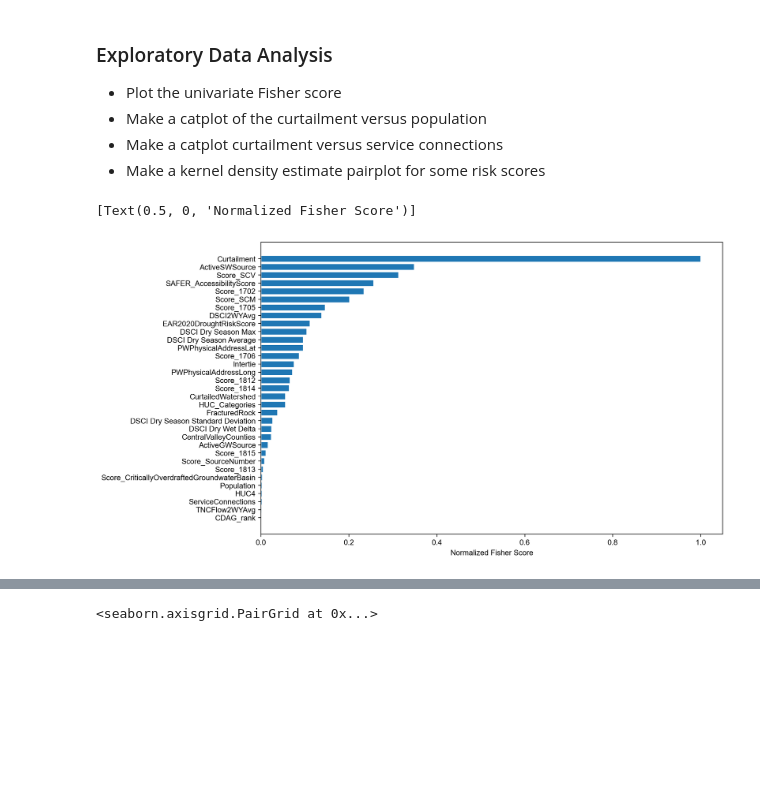
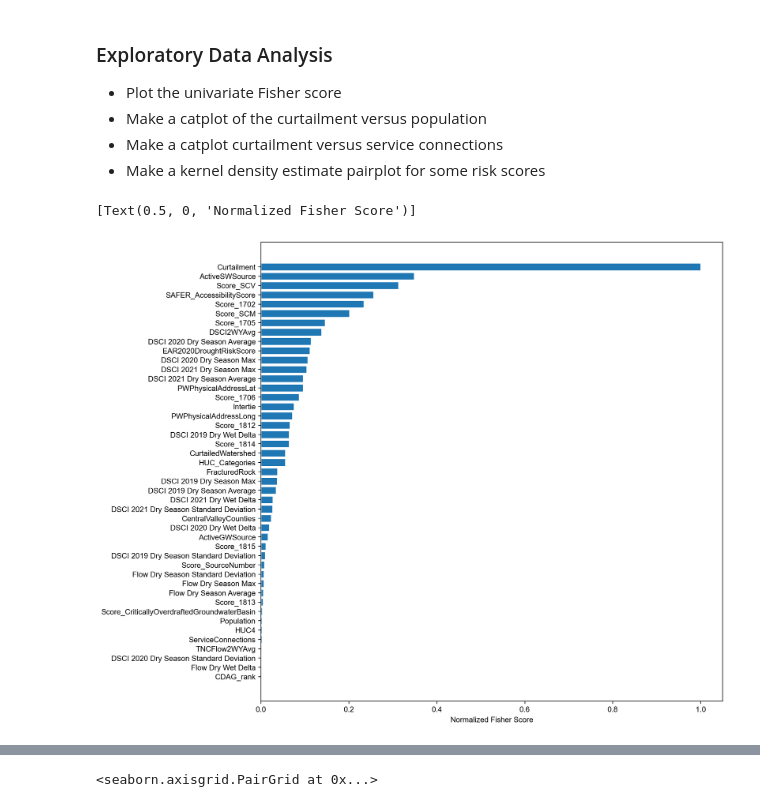
Before and after one commit to cagov/aae-dsa-water, a Jupyter notebook: water.ipynb, the cells around one changed output, grey strips where cells are left out. Drawn from its saved outputs; the diff is of its cells as text; code cells hidden in the pictures; blank space fills up the shorter version.

Commit message:
added flow data + more drought features

```diff
--- a/water.ipynb
+++ b/water.ipynb
@@ -131,0 +231,8 @@ end_wet_season = dt_obj.fromisoformat('2022-04-01')
+# %%
+# Define the dry seasons
+dry_seasons_start = [dt_obj.fromisoformat('2021-05-01'), dt_obj.fromisoformat('2020-05-01'), dt_obj.fromisoformat('2019-05-01')]
+dry_seasons_end = [dt_obj.fromisoformat('2021-09-30'), dt_obj.fromisoformat('2020-09-30'), dt_obj.fromisoformat('2019-09-30')]
+
+# Define the wet seasons
+wet_seasons_start = [dt_obj.fromisoformat('2021-10-01'), dt_obj.fromisoformat('2020-10-01'), dt_obj.fromisoformat('2019-10-01')]
+wet_seasons_end = [dt_obj.fromisoformat('2022-04-01'), dt_obj.fromisoformat('2021-04-01'), dt_obj.fromisoformat('2020-04-01')]
@@ -189,8 +316,18 @@ Fetching data for HUC8 region 15030104 Imperial Reservoir
 Fetching data for HUC8 region 18010101 Smith
 Fetching data for HUC8 region 18010206 Upper Klamath
 # %%
-df_drought_data = pd.DataFrame({'HUC8': all_huc_ids,
-                   'DSCI Dry Season Max': all_max_dscis_dry_season,
-                   'DSCI Dry Season Average': all_average_dscis_dry_season,
-                   'DSCI Dry Season Standard Deviation': all_standard_deviation_dscis_dry_season,
-                   'DSCI Dry Wet Delta': all_delta_dscis})
+df_drought_data = pd.DataFrame({
+                   'HUC8': all_huc_ids,
+                   'DSCI 2021 Dry Season Max': [item[0] for item in all_max_dscis_dry_season],
+                   'DSCI 2021 Dry Season Average': [item[0] for item in all_average_dscis_dry_season],
+                   'DSCI 2021 Dry Season Standard Deviation': [item[0] for item in all_standard_deviation_dscis_dry_season],
+                   'DSCI 2021 Dry Wet Delta': [item[0] for item in all_delta_dscis],
+                   'DSCI 2020 Dry Season Max': [item[1] for item in all_max_dscis_dry_season],
+                   'DSCI 2020 Dry Season Average': [item[1] for item in all_average_dscis_dry_season],
+                   'DSCI 2020 Dry Season Standard Deviation': [item[1] for item in all_standard_deviation_dscis_dry_season],
+                   'DSCI 2020 Dry Wet Delta': [item[1] for item in all_delta_dscis],
+                   'DSCI 2019 Dry Season Max': [item[2] for item in all_max_dscis_dry_season],
+                   'DSCI 2019 Dry Season Average': [item[2] for item in all_average_dscis_dry_season],
+                   'DSCI 2019 Dry Season Standard Deviation': [item[2] for item in all_standard_deviation_dscis_dry_season],
+                   'DSCI 2019 Dry Wet Delta': [item[2] for item in all_delta_dscis],
+})
@@ -217,2 +334,2 @@ df_drought_data
 # %%
-df = df_initial.merge(df_drought_data, on='HUC8', how='left')
+df = df_initial_plus_flow.merge(df_drought_data, on='HUC8', how='left')
@@ -226,8 +363,14 @@ df = df[['DroughtExperienced_x', 'ServiceConnections', 'Population','Score_Sourc
     'PWPhysicalAddressLat', 'PWPhysicalAddressLong_x', 'CurtailedWatershed_x',
     'ActiveGWSource_y', 'ActiveSWSource_y', 'HUC4_x', 'FracturedRock_x',
     'Intertie_x', 'CentralValleyCounties', 'HUC8_CentralValley', 'HUC8_Coast', 'HUC8_Other',
-    'DSCI2WYAvg', 'TNCFlow2WYAvg', 'DSCI Dry Season Max', 'DSCI Dry Season Average',
-    'DSCI Dry Season Standard Deviation', 'DSCI Dry Wet Delta']]
+    'DSCI2WYAvg', 'TNCFlow2WYAvg', 'Flow Dry Season Max', 'Flow Dry Season Average',
+    'Flow Dry Season Standard Deviation', 'Flow Dry Wet Delta', 'DSCI 2021 Dry Season Max',
+    'DSCI 2021 Dry Season Average',
+    'DSCI 2021 Dry Season Standard Deviation', 'DSCI 2021 Dry Wet Delta',
+    'DSCI 2020 Dry Season Max', 'DSCI 2020 Dry Season Average',
+    'DSCI 2020 Dry Season Standard Deviation', 'DSCI 2020 Dry Wet Delta',
+    'DSCI 2019 Dry Season Max', 'DSCI 2019 Dry Season Average',
+    'DSCI 2019 Dry Season Standard Deviation', 'DSCI 2019 Dry Wet Delta']]
 # %% [markdown]
 Rename columns so they make more sense.
 # %%
@@ -287,27 +430,27 @@ df = df.drop(columns=['HUC8_CentralValley', 'HUC8_Coast', 'HUC8_Other'])
 * Make a catplot curtailment versus service connections
 * Make a kernel density estimate pairplot for some risk scores
 # %%
-fig, ax = plt.subplots(figsize=(11,7))
+fig, ax = plt.subplots(figsize=(11,11))
 sns.set_theme(style='whitegrid')
 
 selector=SelectKBest(f_classif)
 collist = df.columns.tolist()
 selector.fit(df[collist[1:]],df['DroughtExperienced'])
 scores = selector.scores_
 scores[np.isnan(scores)] = 0.0
 
 features = df[collist[1:]].columns.to_list()
 order = np.argsort(scores)
 ordered_features = [features[i] for i in order]
 number_of_y_positions = np.arange(len(features))
 
 ax.barh(number_of_y_positions, sorted(scores/np.nanmax(scores)))
 ax.set_yticks(number_of_y_positions, ordered_features)
 ax.set(xlabel = 'Normalized Fisher Score')
 #fig.savefig('features.png', dpi=300, transparent=True, bbox_inches='tight')
 # %% [output]
 [Text(0.5, 0, 'Normalized Fisher Score')]
-[figure, old version]
+[figure, new version]
 # %%
 sns.set_theme(style='whitegrid')
 fig = sns.catplot(data=df, x="Curtailment", y="Population", hue="DroughtExperienced")
```
Also changed, not shown: parts of 32 cells of this notebook.
